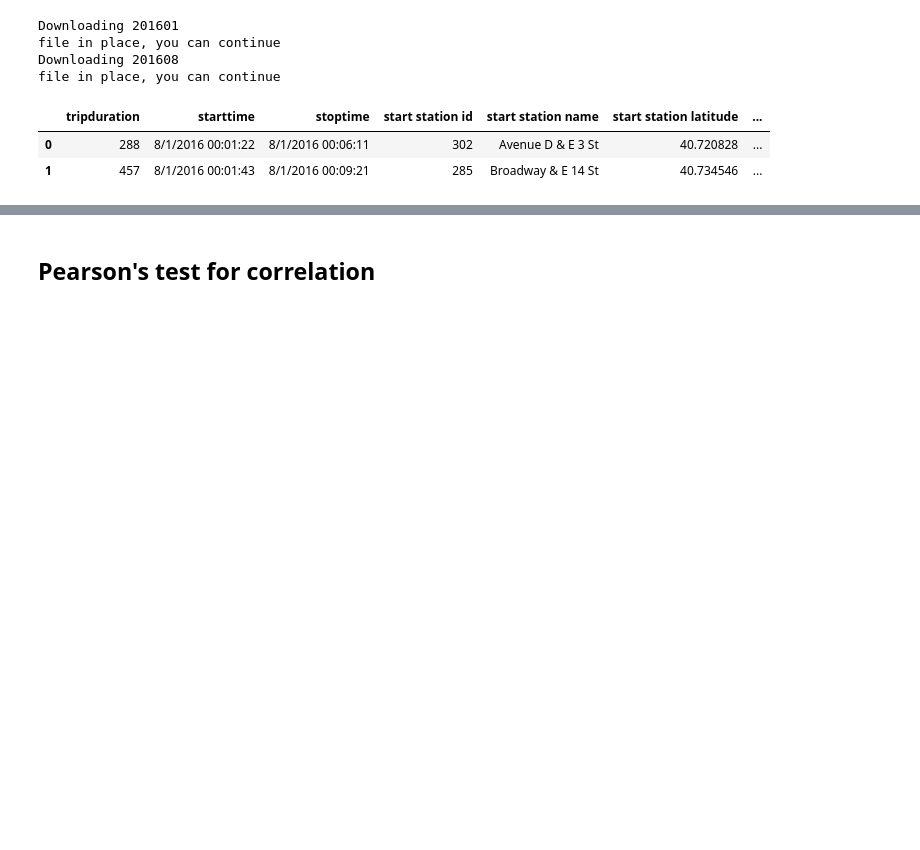
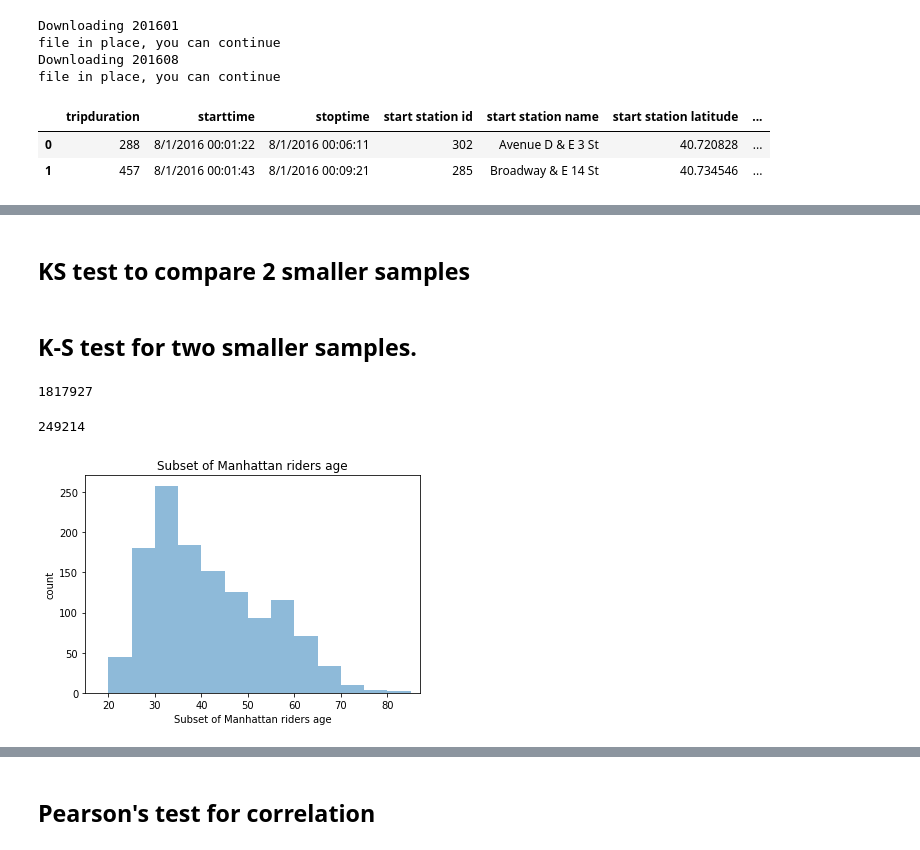
Before and after one commit to LindaLv11/PUI2018_bl2621, a Jupyter notebook: HW5_bl2621/Assignment_4.ipynb, the cells around one changed output, grey strips where cells are left out. Saved outputs shown, nothing was run; the diff lists cells and outputs as text; code cells hidden in the pictures; blank space fills up the shorter version.

```diff
--- a/HW5_bl2621/Assignment_4.ipynb
+++ b/HW5_bl2621/Assignment_4.ipynb
@@ -705,0 +768,28 @@ Brookrider_age
+# %% [markdown]
+## KS test to compare 2 smaller samples
+# %% [markdown]
+## K-S test for two smaller samples.
+# %%
+len(Maharider_age)
+# %% [output]
+1817927
+# %%
+len(Brookrider_age)
+# %% [output]
+249214
+# %%
+subageM = Maharider_age[1:1500]
+subageB = Brookrider_age[1:1500]
+# %%
+bins = np.arange(10, 100, 5) # fixed bin size
+
+plt.xlim([min(subageM)-5, max(subageM)+5])
+
+plt.hist(subageM, bins=bins, alpha=0.5)
+plt.title('Subset of Manhattan riders age')
+plt.xlabel('Subset of Manhattan riders age')
+plt.ylabel('count')
+
+plt.show()
+# %% [output]
+[figure, added]
```
Also changed, not shown: parts of 34 cells of this notebook, 2 other files.
